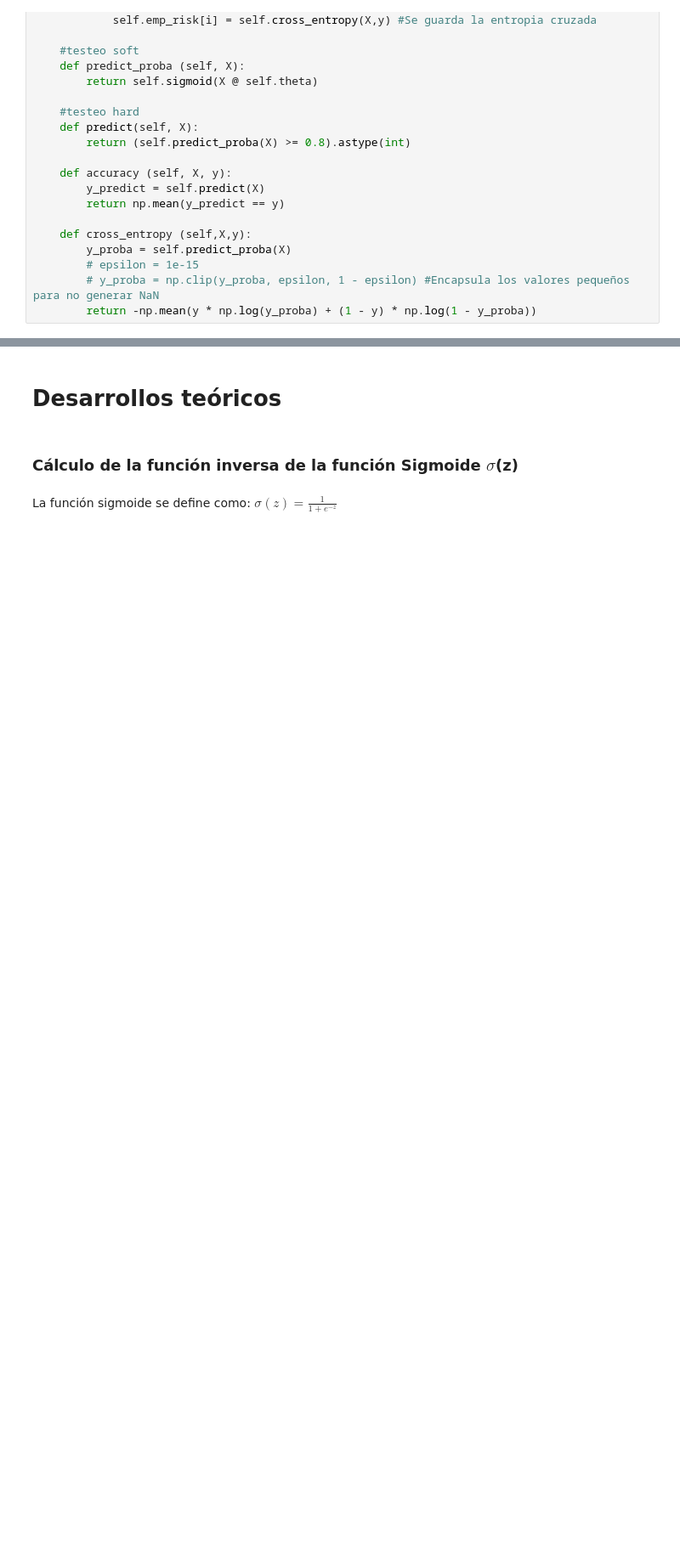
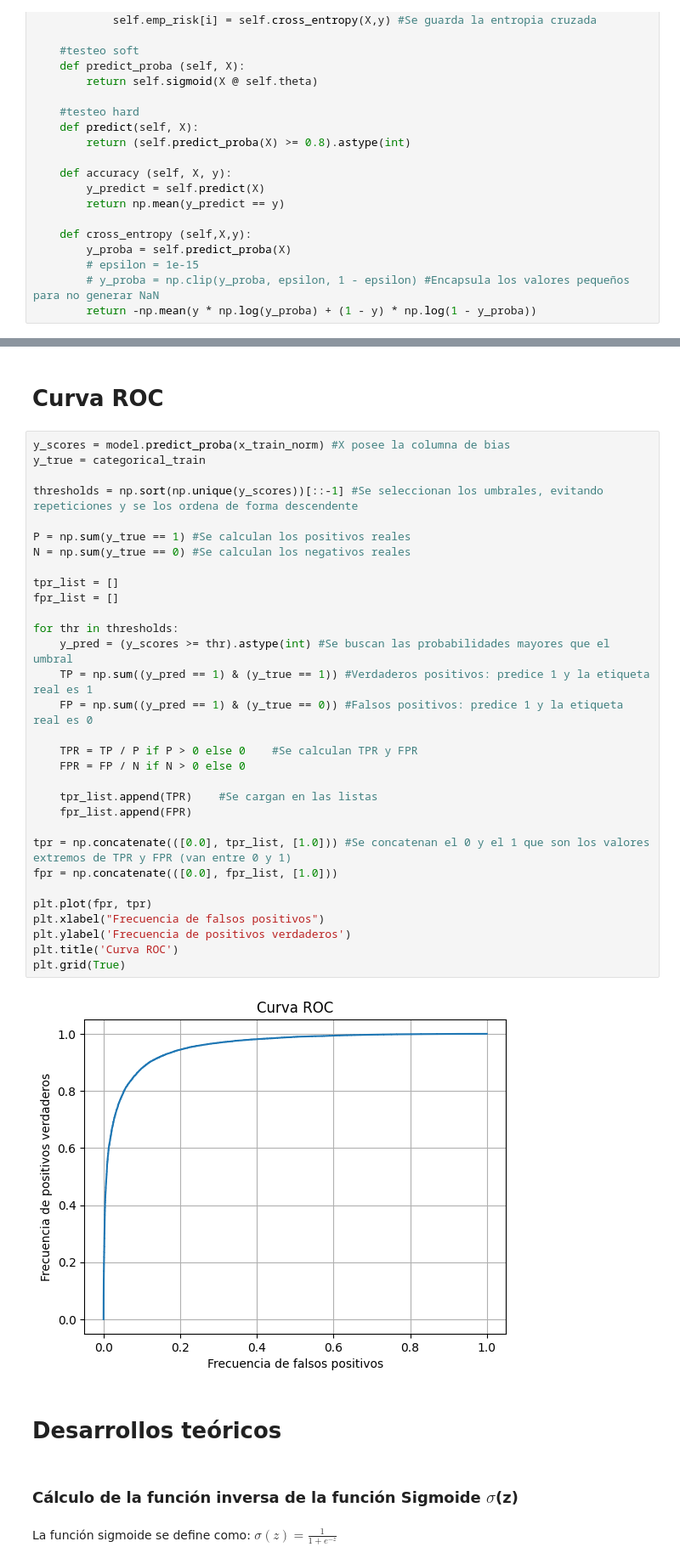
Before and after one commit to Jsar9/Signal-Processing-Workshop, a Jupyter notebook: TPs/TP3/TP3.ipynb, the cells around one changed output, grey strips where cells are left out. Shown at 85% size. Cells and saved outputs as stored; diff of their text form; blank space fills up the shorter version.

Commit message:
Se agregó la curva ROC

```diff
--- a/TPs/TP3/TP3.ipynb
+++ b/TPs/TP3/TP3.ipynb
@@ -162,3 +168,38 @@ acc_test 0.8677
+# %% [markdown]
+# Curva ROC
+# %%
+y_scores = model.predict_proba(x_train_norm) #X posee la columna de bias
+y_true = categorical_train
+
+thresholds = np.sort(np.unique(y_scores))[::-1] #Se seleccionan los umbrales, evitando repeticiones y se los ordena de forma descendente
+
+P = np.sum(y_true == 1) #Se calculan los positivos reales
+N = np.sum(y_true == 0) #Se calculan los negativos reales
+
+tpr_list = []
+fpr_list = []
+
+for thr in thresholds:
+    y_pred = (y_scores >= thr).astype(int) #Se buscan las probabilidades mayores que el umbral
+    TP = np.sum((y_pred == 1) & (y_true == 1)) #Verdaderos positivos: predice 1 y la etiqueta real es 1
+    FP = np.sum((y_pred == 1) & (y_true == 0)) #Falsos positivos: predice 1 y la etiqueta real es 0
+
+    TPR = TP / P if P > 0 else 0    #Se calculan TPR y FPR
+    FPR = FP / N if N > 0 else 0
+
+    tpr_list.append(TPR)    #Se cargan en las listas
+    fpr_list.append(FPR)
+
+tpr = np.concatenate(([0.0], tpr_list, [1.0])) #Se concatenan el 0 y el 1 que son los valores extremos de TPR y FPR (van entre 0 y 1)
+fpr = np.concatenate(([0.0], fpr_list, [1.0]))
+
+plt.plot(fpr, tpr)
+plt.xlabel("Frecuencia de falsos positivos")
+plt.ylabel('Frecuencia de positivos verdaderos')
+plt.title('Curva ROC')
+plt.grid(True)
+# %% [output]
+[figure, added]
 # %% [markdown]
 # Desarrollos teóricos
 # %% [markdown]
```
Also changed, not shown: parts of 2 cells of this notebook.
